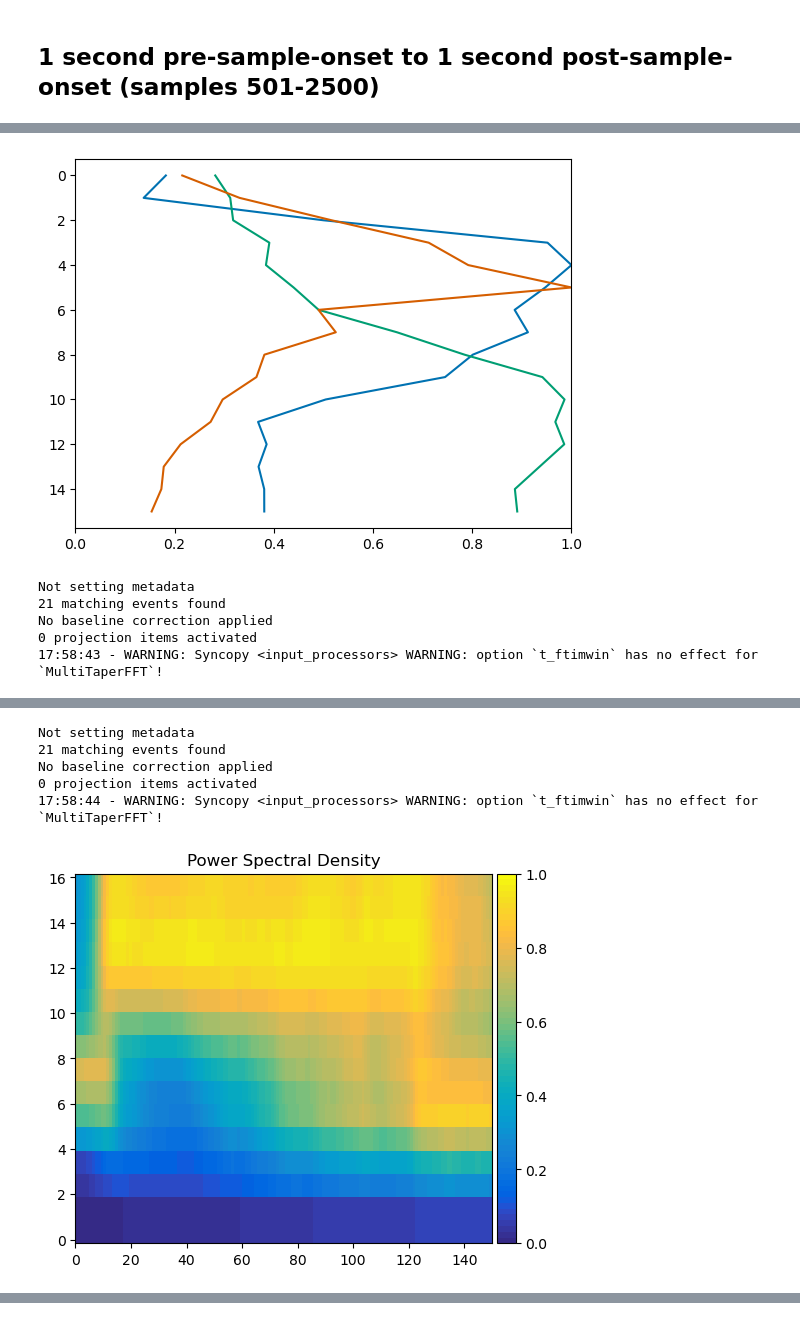
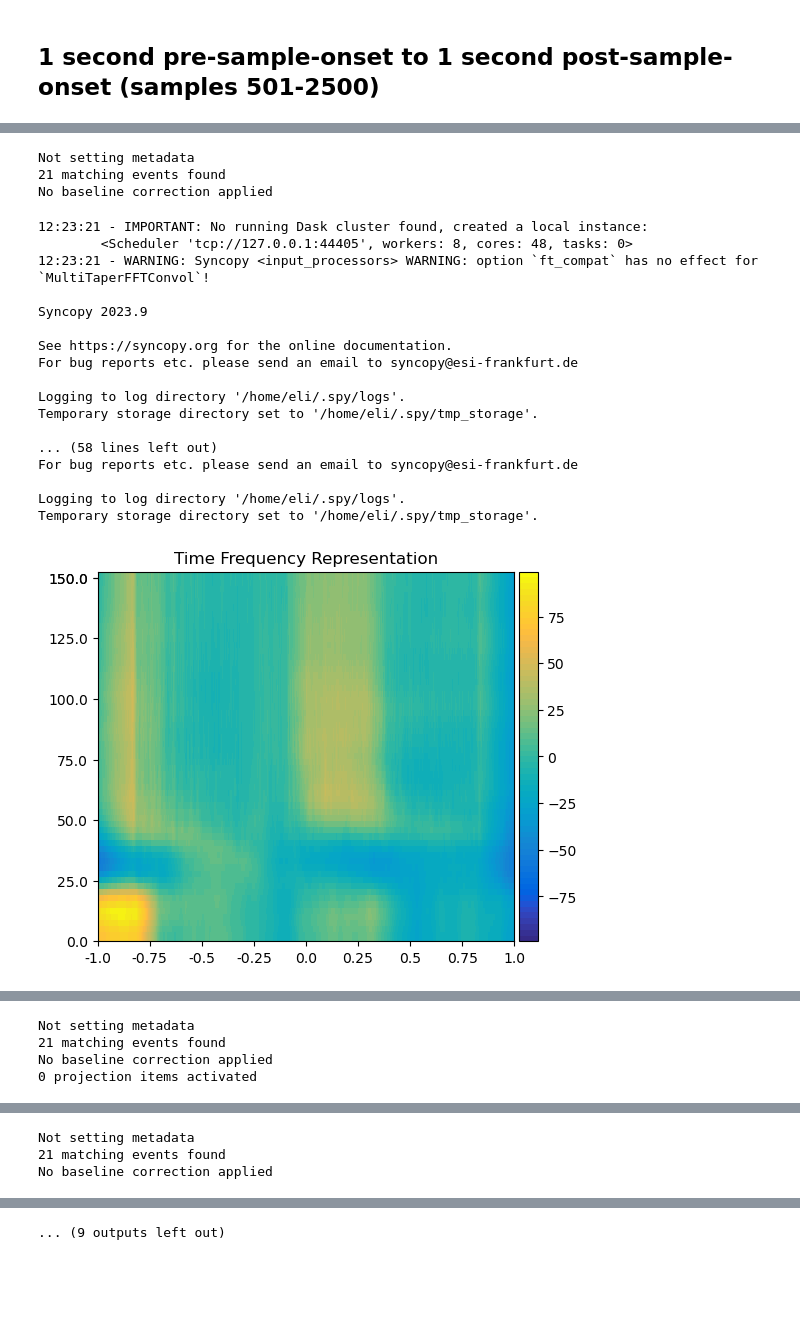
Before and after one commit to BastosLab/electropysiology, a Jupyter notebook: notebooks/examples/lab_assignment.ipynb, the cells around one changed output, grey strips where cells are left out. Cells and saved outputs as stored; diff of their text form; code cells hidden in the pictures; blank space fills up the shorter version.

Commit message:
notebooks/examples/lab_assignment: include spectrograms from Syncopy in plots
Signed-off-by: Eli Sennesh <eli.sennesh@vanderbilt.edu>

```diff
--- a/notebooks/examples/lab_assignment.ipynb
+++ b/notebooks/examples/lab_assignment.ipynb
@@ -143,6 +159,11 @@ for area in ['VLPFC1', '7A', 'V4 Foveal']:
     spectrum.heatmap(fbottom=0. * pq.Hz, ftop=150. * pq.Hz)
     plt.show()
 
+    spectrogram = epych.statistics.spectrum.Spectrogram(lfp.df, lfp.channels, lfp.f0, taper="hann")
+    spectrogram.calculate([lfp])
+    spectrogram.heatmap(baseline=(-0.5, 0.))
+    plt.show()
+
     band_powers = [spectrum.band_power(*epych.statistics.spectrum.THETA_BAND),
                    spectrum.band_power(*epych.statistics.spectrum.ALPHA_BETA_BAND),
                    spectrum.band_power(*epych.statistics.spectrum.GAMMA_BAND)]
@@ -160,6 +197,21 @@ No baseline correction applied
+Not setting metadata
+21 matching events found
+No baseline correction applied
+12:23:21 - IMPORTANT: No running Dask cluster found, created a local instance:
+        <Scheduler 'tcp://127.0.0.1:44405', workers: 8, cores: 48, tasks: 0>
+12:23:21 - WARNING: Syncopy <input_processors> WARNING: option `ft_compat` has no effect for `MultiTaperFFTConvol`!
+
+Syncopy 2023.9
+
+See https://syncopy.org for the online documentation.
+For bug reports etc. please send an email to syncopy@esi-frankfurt.de
+
+Logging to log directory '/home/eli/.spy/logs'.
+Temporary storage directory set to '/home/eli/.spy/tmp_storage'.
+
+... (58 lines left out)
+For bug reports etc. please send an email to syncopy@esi-frankfurt.de
+
+Logging to log directory '/home/eli/.spy/logs'.
+Temporary storage directory set to '/home/eli/.spy/tmp_storage'.
-[figure, old version]
+[figure, new version]
-Not setting metadata
-21 matching events found
-No baseline correction applied
-0 projection items activated
-17:58:43 - WARNING: Syncopy <input_processors> WARNING: option `t_ftimwin` has no effect for `MultiTaperFFT`!
@@ -166,0 +219,4 @@ No baseline correction applied
+Not setting metadata
+21 matching events found
+No baseline correction applied
+0 projection items activated
@@ -168,6 +240,0 @@ No baseline correction applied
-Not setting metadata
-21 matching events found
-No baseline correction applied
-0 projection items activated
-17:58:44 - WARNING: Syncopy <input_processors> WARNING: option `t_ftimwin` has no effect for `MultiTaperFFT`!
-[figure, removed]
@@ -174,0 +241,3 @@ No baseline correction applied
+Not setting metadata
+21 matching events found
+No baseline correction applied
@@ -175,3 +261,4 @@ No baseline correction applied
+... (9 outputs left out)
 # %%
 sampleOns = trials.time_lock(trials.trials['sampleOn'].mean(), before=1., after=1.)
 # %%
```
Also changed, not shown: parts of 5 cells of this notebook.
